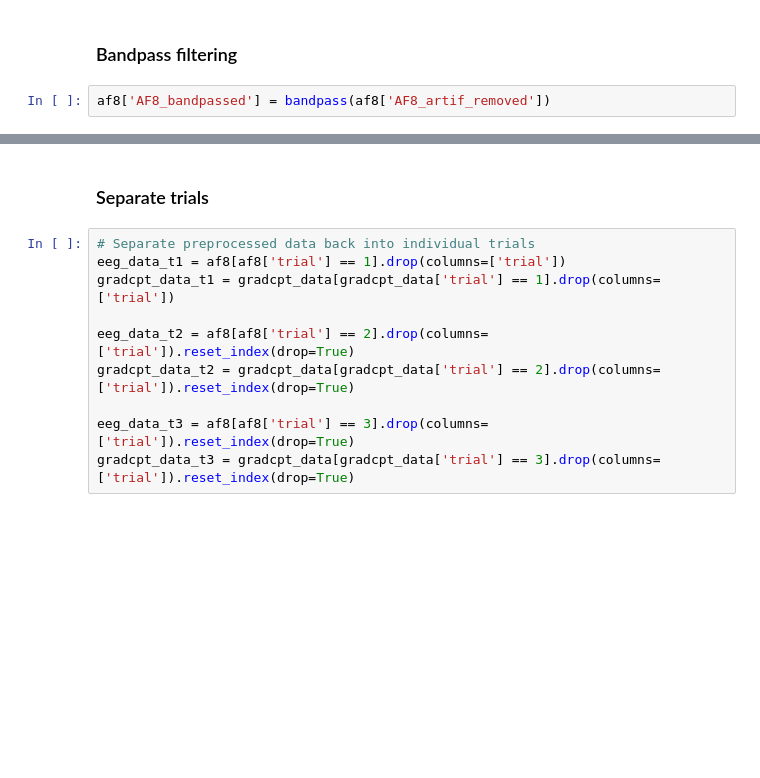
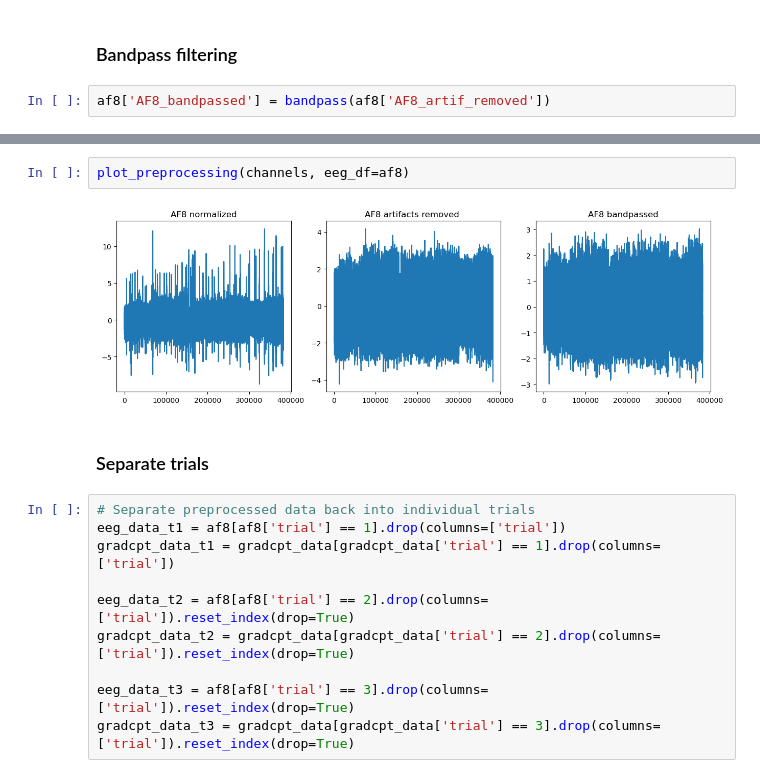
Before and after one commit to henrisuurorg/measure-attention-eeg, a Jupyter notebook: training/single_channel_pipeline.ipynb, the cells around one changed output, grey strips where cells are left out. Cells and saved outputs as stored; diff of their text form; blank space fills up the shorter version.

```diff
--- a/training/single_channel_pipeline.ipynb
+++ b/training/single_channel_pipeline.ipynb
@@ -86,3 +58,7 @@ plt.show()
+# %%
+plot_preprocessing(channels, eeg_df=af8)
+# %% [output]
+[figure, added]
 # %% [markdown]
 ### Separate trials
 # %%
```
Also changed, not shown: parts of 7 cells of this notebook, 24 other files.
